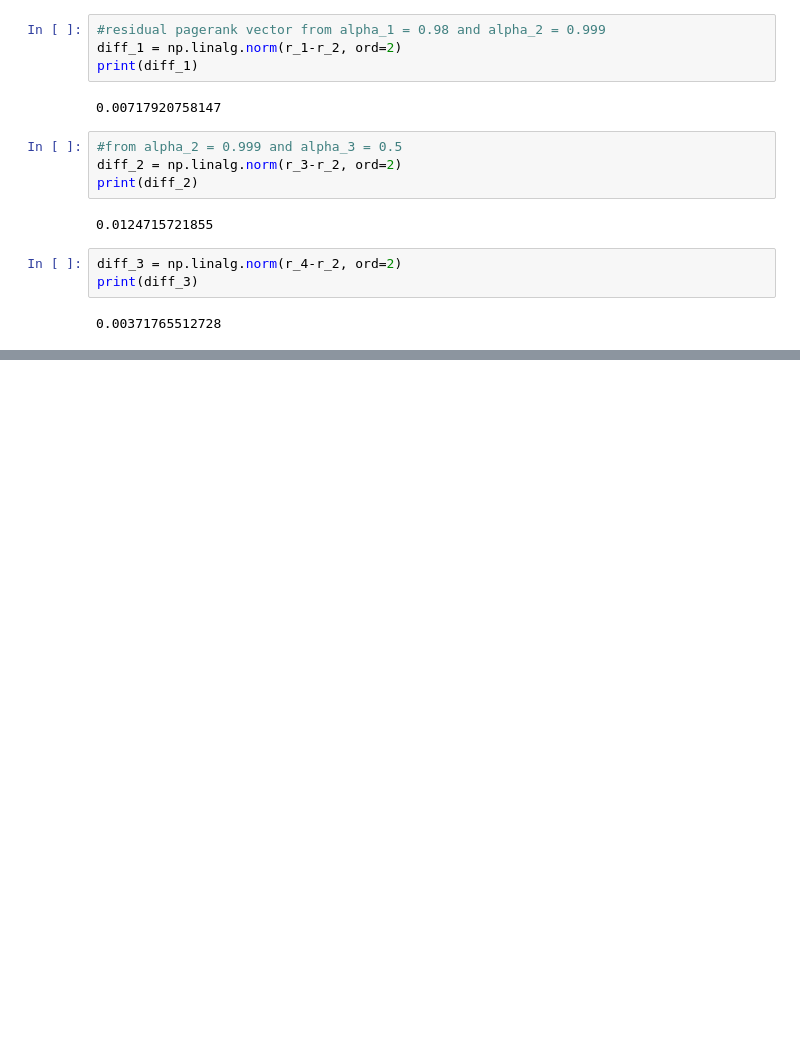
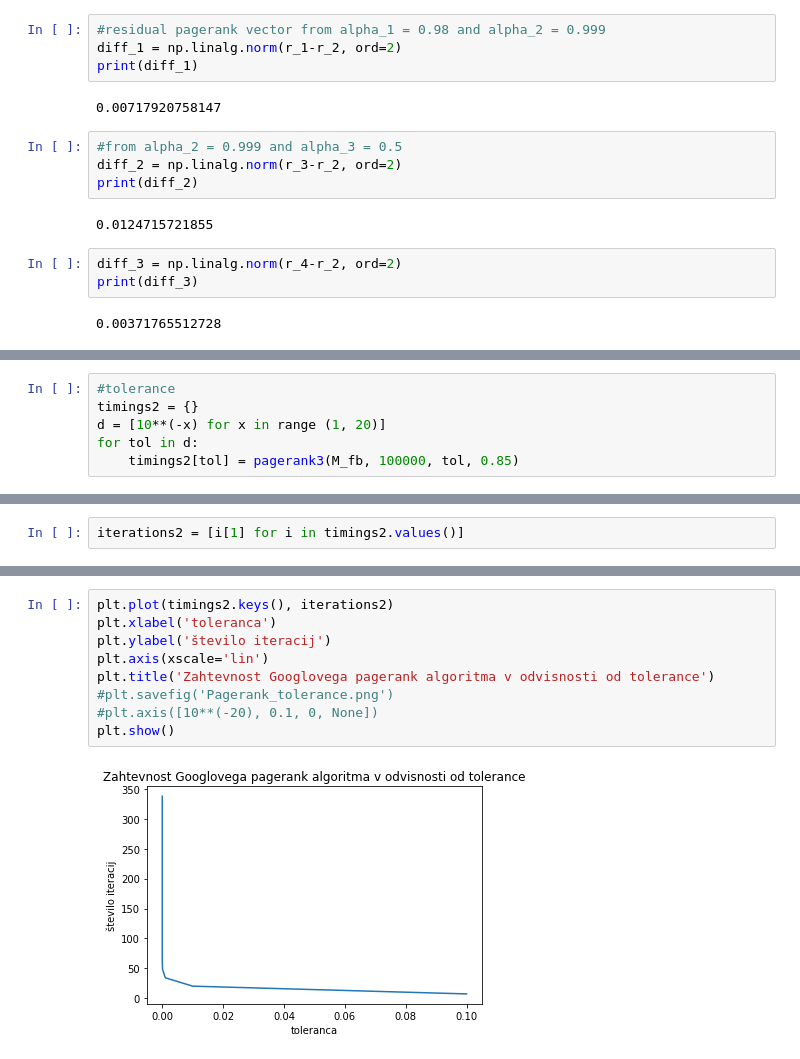
Before and after one commit to anamariostarijas/Katz-centrality-and-Google-s-PageRank, a Jupyter notebook: PageRank_documentation.ipynb, the cells around one changed output, grey strips where cells are left out. Cells and saved outputs as stored; diff of their text form; blank space fills up the shorter version.

```diff
--- a/PageRank_documentation.ipynb
+++ b/PageRank_documentation.ipynb
@@ -351,0 +422,6 @@ print(diff_3)
+# %%
+#tolerance
+timings2 = {}
+d = [10**(-x) for x in range (1, 20)]
+for tol in d:
+    timings2[tol] = pagerank3(M_fb, 100000, tol, 0.85)
@@ -351,0 +446,2 @@ print(diff_3)
+# %%
+iterations2 = [i[1] for i in timings2.values()]
@@ -351,0 +468,11 @@ print(diff_3)
+# %%
+plt.plot(timings2.keys(), iterations2)
+plt.xlabel('toleranca')
+plt.ylabel('število iteracij')
+plt.axis(xscale='lin')
+plt.title('Zahtevnost Googlovega pagerank algoritma v odvisnosti od tolerance')
+#plt.savefig('Pagerank_tolerance.png')
+#plt.axis([10**(-20), 0.1, 0, None])
+plt.show()
+# %% [output]
+[figure, added]
```
Also changed, not shown: parts of 15 cells of this notebook, 6 other files.
